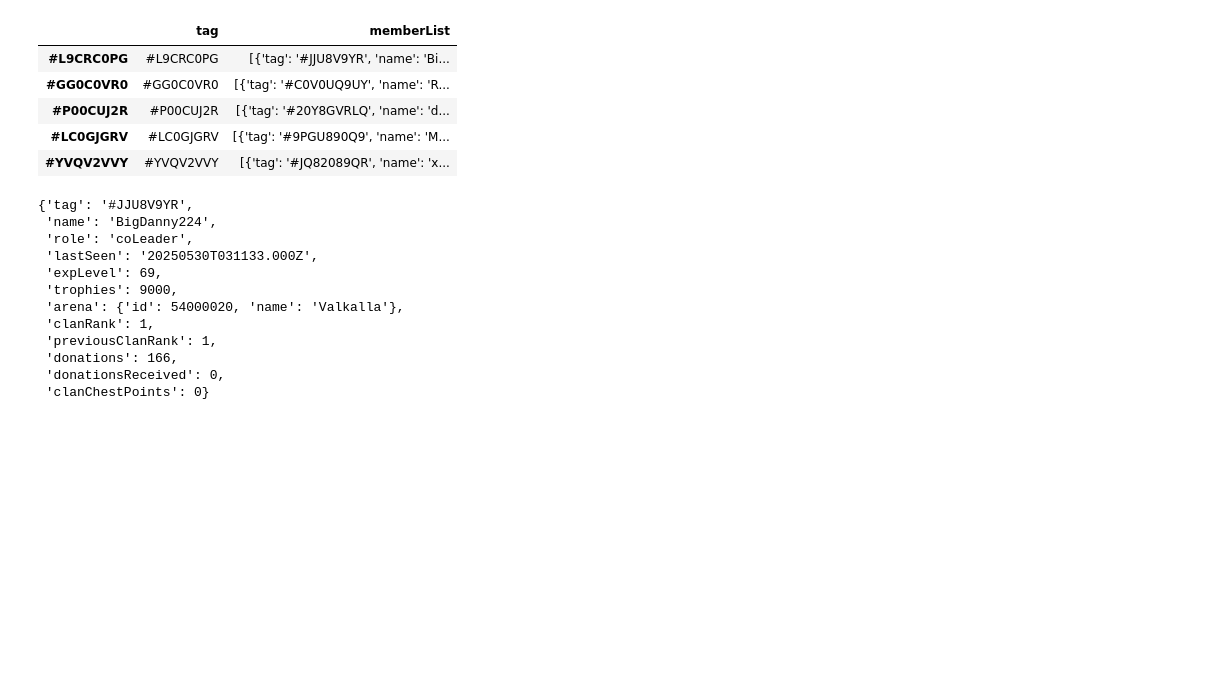
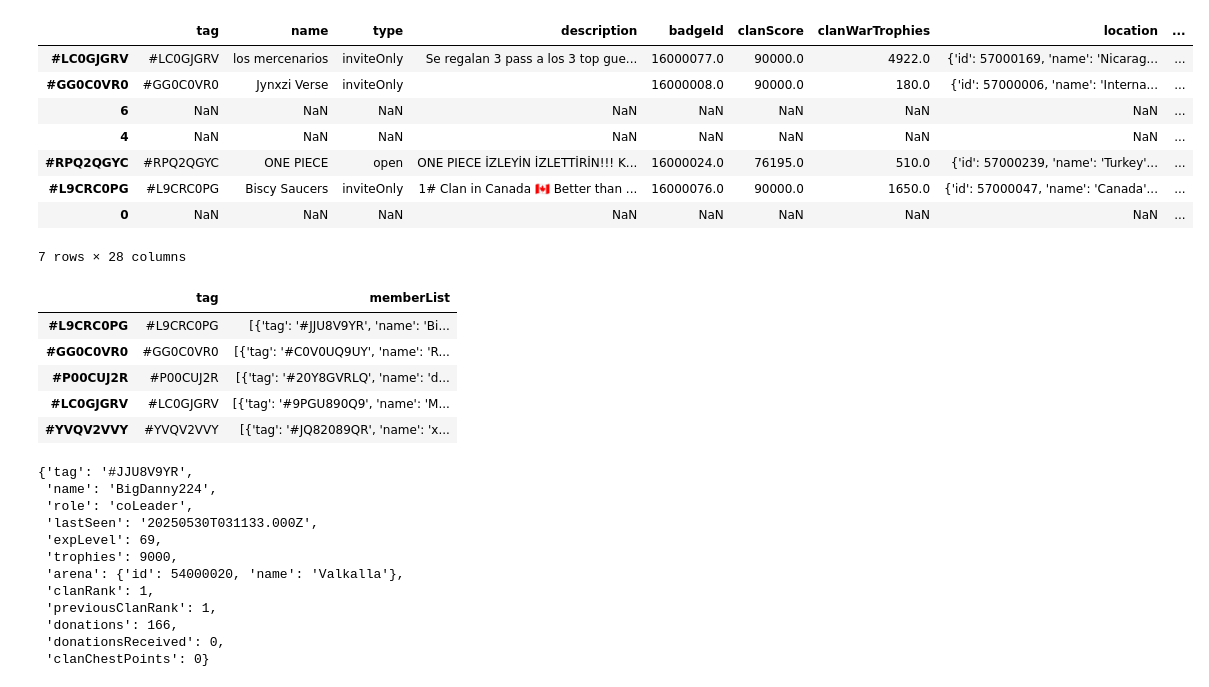
Before and after one commit to sromero9485/ClashRoyale-DE-project, a Jupyter notebook: Ingestion/project_nb_test.ipynb, the cells around one changed output. Cells and saved outputs as stored; diff of their text form; code cells hidden in the pictures; blank space fills up the shorter version.

```diff
--- a/Ingestion/project_nb_test.ipynb
+++ b/Ingestion/project_nb_test.ipynb
@@ -141,3 +256,15 @@ df_final.head()
+# %%
+df_final.sample(7)
+# %% [output]
+|  | tag | name | type | description | badgeId | clanScore | clanWarTrophies | location | ... |
+| #LC0GJGRV | #LC0GJGRV | los mercenarios | inviteOnly | Se regalan 3 pass a los 3 top gue... | 16000077.0 | 90000.0 | 4922.0 | {'id': 57000169, 'name': 'Nicarag... | ... |
+| #GG0C0VR0 | #GG0C0VR0 | Jynxzi Verse | inviteOnly |  | 16000008.0 | 90000.0 | 180.0 | {'id': 57000006, 'name': 'Interna... | ... |
+| 6 | NaN | NaN | NaN | NaN | NaN | NaN | NaN | NaN | ... |
+| 4 | NaN | NaN | NaN | NaN | NaN | NaN | NaN | NaN | ... |
+| #RPQ2QGYC | #RPQ2QGYC | ONE PIECE | open | ONE PIECE İZLEYİN İZLETTİRİN!!! K... | 16000024.0 | 76195.0 | 510.0 | {'id': 57000239, 'name': 'Turkey'... | ... |
+| #L9CRC0PG | #L9CRC0PG | Biscy Saucers | inviteOnly | 1# Clan in Canada 🇨🇦 Better than ... | 16000076.0 | 90000.0 | 1650.0 | {'id': 57000047, 'name': 'Canada'... | ... |
+| 0 | NaN | NaN | NaN | NaN | NaN | NaN | NaN | NaN | ... |
+7 rows × 28 columns
 # %%
 df_final['diccionario'] = df_final['memberList'].apply(lambda x: x[0])
 
```
Also changed, not shown: parts of 16 cells of this notebook, 3 other files.
